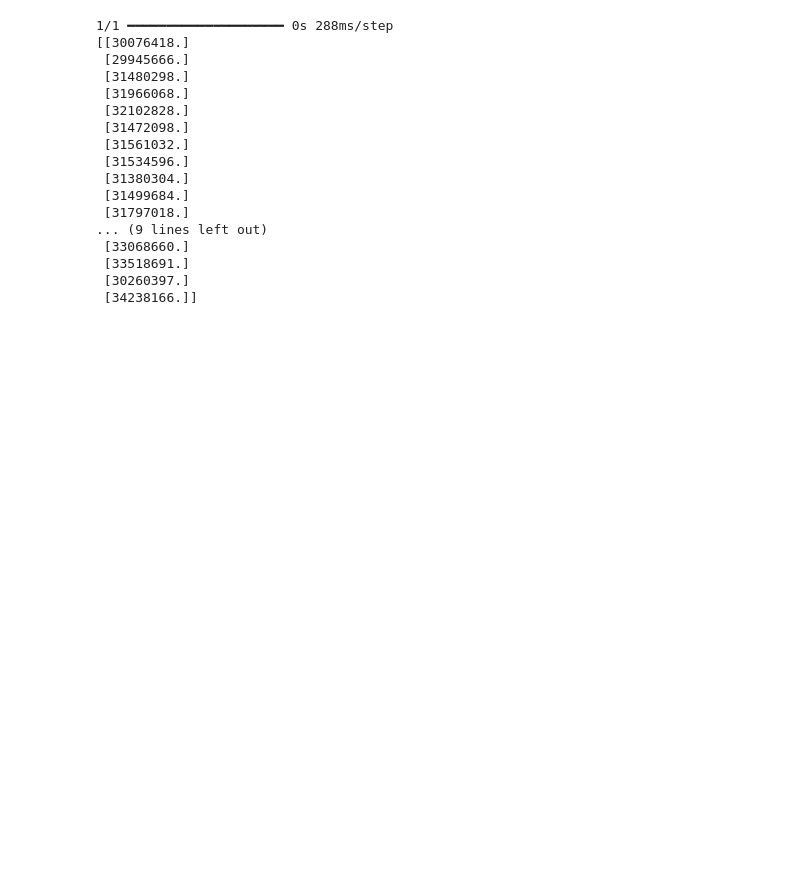
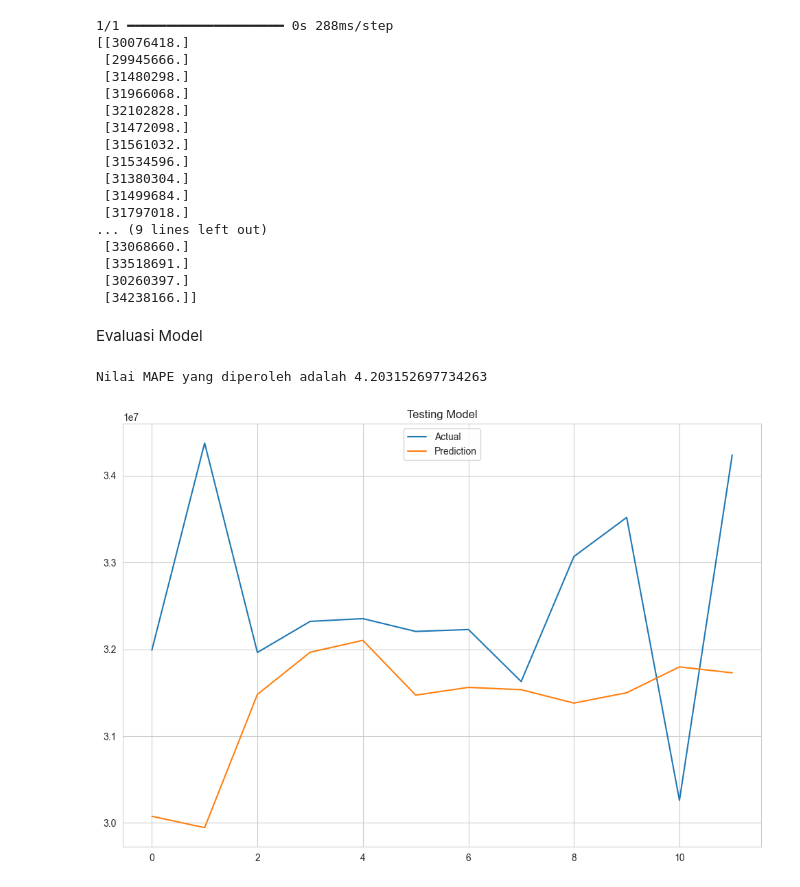
Before and after one commit to jatmiar/prediksi_konsumsi_energi_listrik, a Jupyter notebook: prediksi konsumsi energi listrik.ipynb, the cells around one changed output. Saved outputs shown, nothing was run; the diff lists cells and outputs as text; code cells hidden in the pictures; blank space fills up the shorter version.

Commit message:
Menambahkan program untuk evaluasi model

```diff
--- a/prediksi konsumsi energi listrik.ipynb
+++ b/prediksi konsumsi energi listrik.ipynb
@@ -342,3 +342,26 @@ print(y_test_actual)
  [33518691.]
  [30260397.]
  [34238166.]]
+# %% [markdown]
+Evaluasi Model
+# %%
+# Membuat fungsi MAPE
+def MAPE(Y_actual, Y_prediction):
+    mape = np.mean(np.abs((Y_actual-Y_prediction)/Y_actual)*100)
+    return mape
+
+print(f"Nilai MAPE yang diperoleh adalah {MAPE(y_test_actual, y_pred)}")
+# %% [output]
+Nilai MAPE yang diperoleh adalah 4.203152697734263
+# %%
+# Visualisasi testing model
+plt.figure(figsize=(12,8))
+plt.plot(scaler.inverse_transform(y_test.reshape(-1,1)),
+         label="Actual")
+plt.plot(scaler.inverse_transform(y_pred_scaler),
+         label="Prediction")
+plt.legend(loc="upper center")
+plt.title("Testing Model")
+plt.show()
+# %% [output]
+[figure, added]
```
